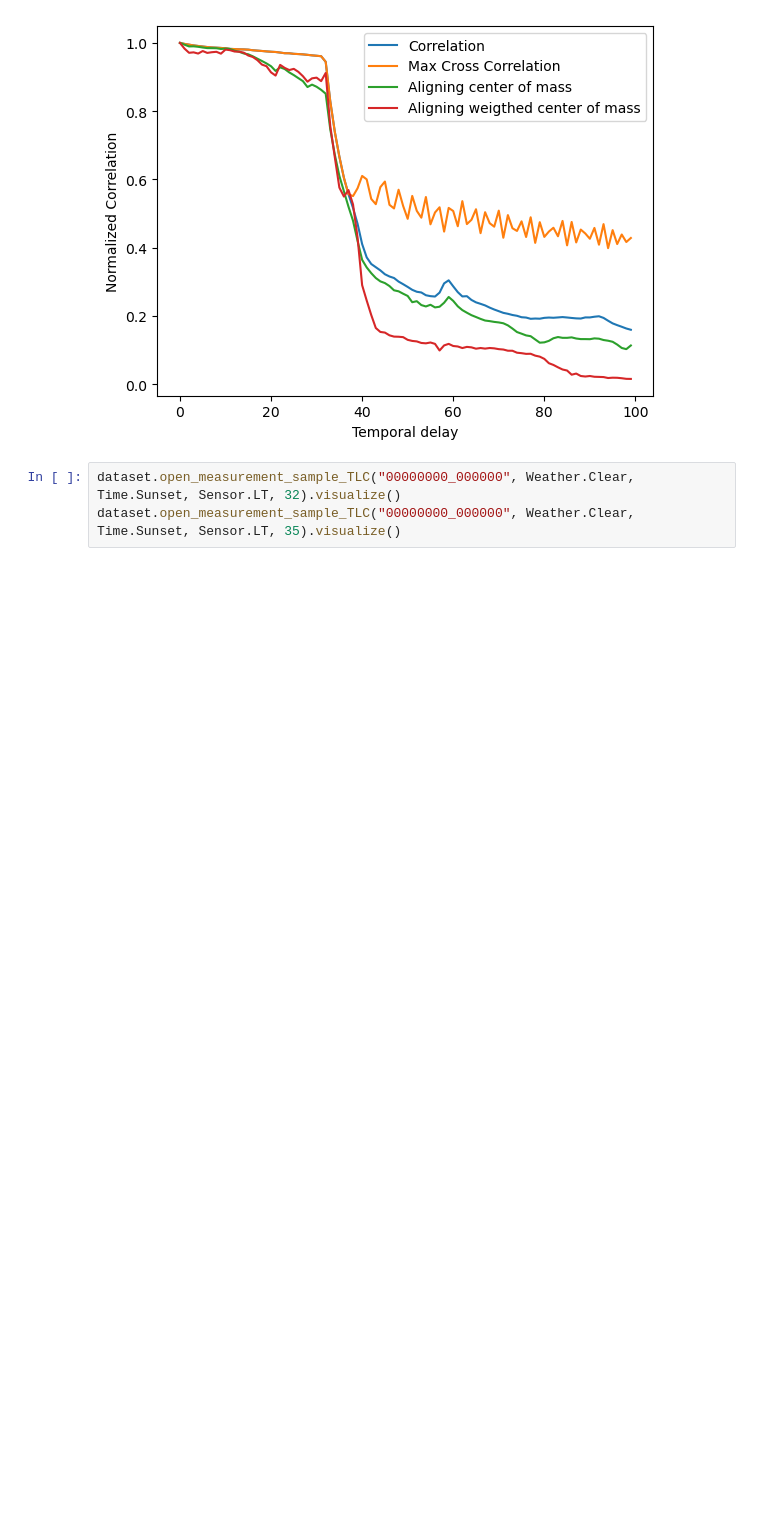
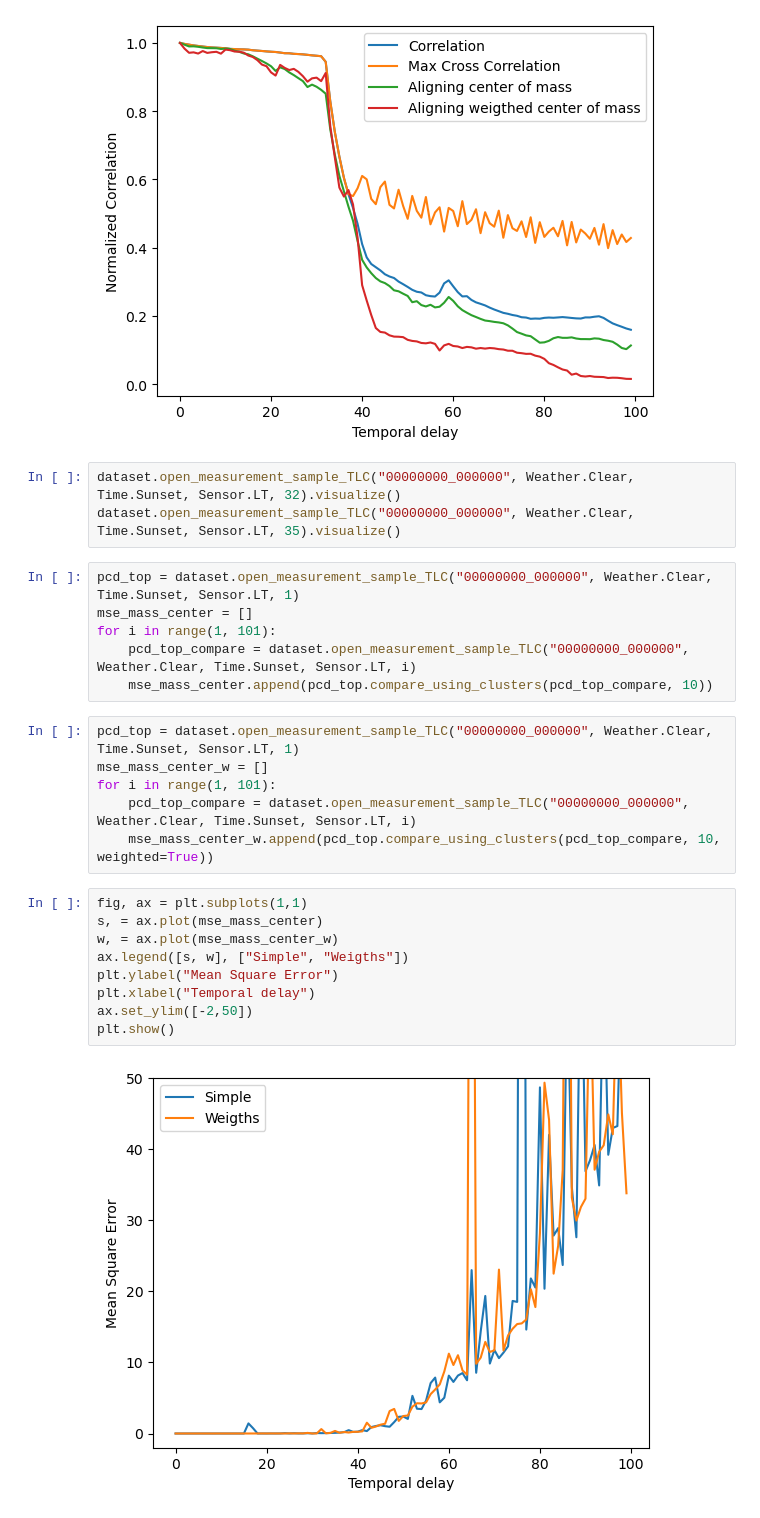
Before and after one commit to FilippoBragato/pqos-correlation, a Jupyter notebook: test.ipynb, the cells around one changed output. Cells and saved outputs as stored; diff of their text form; blank space fills up the shorter version.

Commit message:
added clusters

```diff
--- a/test.ipynb
+++ b/test.ipynb
@@ -64,3 +60,26 @@ plt.show()
 # %%
 dataset.open_measurement_sample_TLC("00000000_000000", Weather.Clear, Time.Sunset, Sensor.LT, 32).visualize()
 dataset.open_measurement_sample_TLC("00000000_000000", Weather.Clear, Time.Sunset, Sensor.LT, 35).visualize()
+# %%
+pcd_top = dataset.open_measurement_sample_TLC("00000000_000000", Weather.Clear, Time.Sunset, Sensor.LT, 1)
+mse_mass_center = []
+for i in range(1, 101):
+    pcd_top_compare = dataset.open_measurement_sample_TLC("00000000_000000", Weather.Clear, Time.Sunset, Sensor.LT, i)
+    mse_mass_center.append(pcd_top.compare_using_clusters(pcd_top_compare, 10))
+# %%
+pcd_top = dataset.open_measurement_sample_TLC("00000000_000000", Weather.Clear, Time.Sunset, Sensor.LT, 1)
+mse_mass_center_w = []
+for i in range(1, 101):
+    pcd_top_compare = dataset.open_measurement_sample_TLC("00000000_000000", Weather.Clear, Time.Sunset, Sensor.LT, i)
+    mse_mass_center_w.append(pcd_top.compare_using_clusters(pcd_top_compare, 10, weighted=True))
+# %%
+fig, ax = plt.subplots(1,1)
+s, = ax.plot(mse_mass_center)
+w, = ax.plot(mse_mass_center_w)
+ax.legend([s, w], ["Simple", "Weigths"])
+plt.ylabel("Mean Square Error")
+plt.xlabel("Temporal delay")
+ax.set_ylim([-2,50])
+plt.show()
+# %% [output]
+[figure, added]
```
Also changed, not shown: parts of 2 cells of this notebook, 5 other files.
